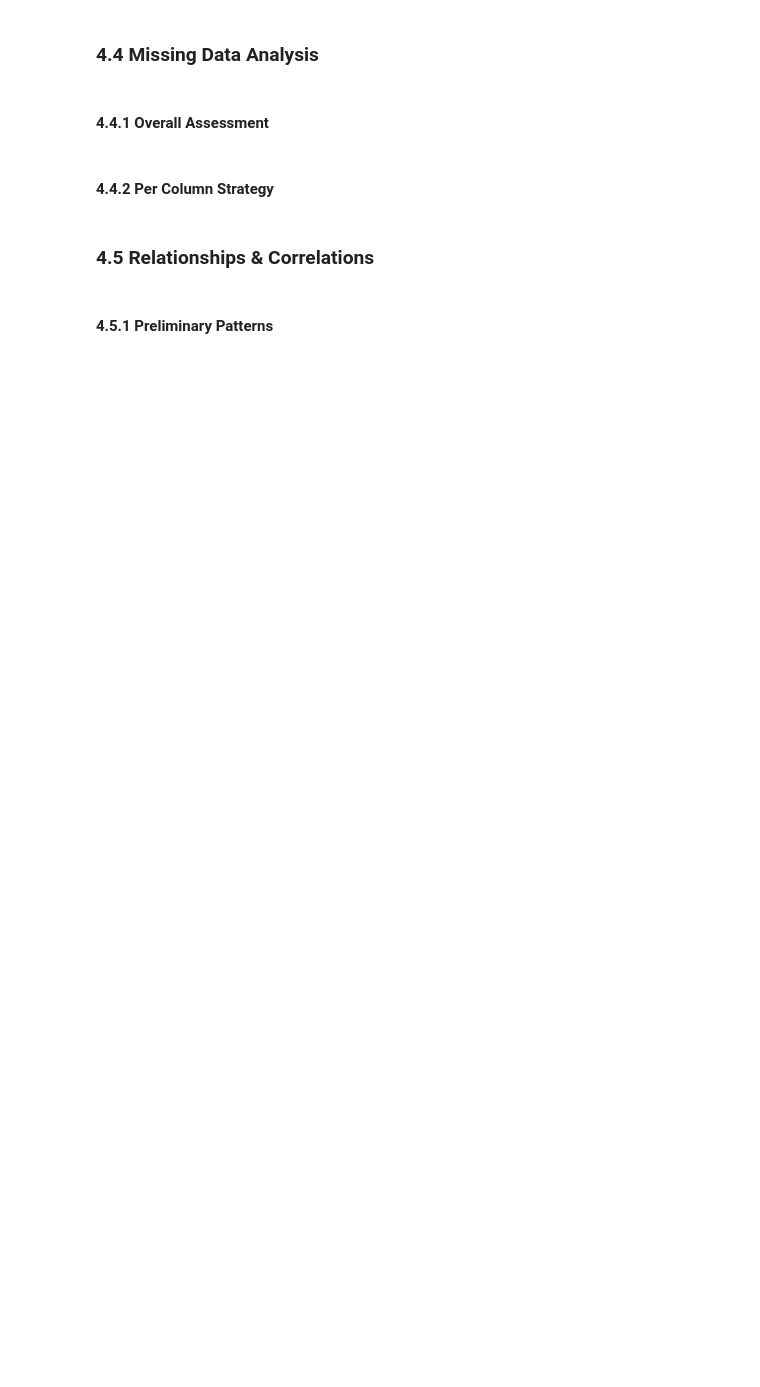
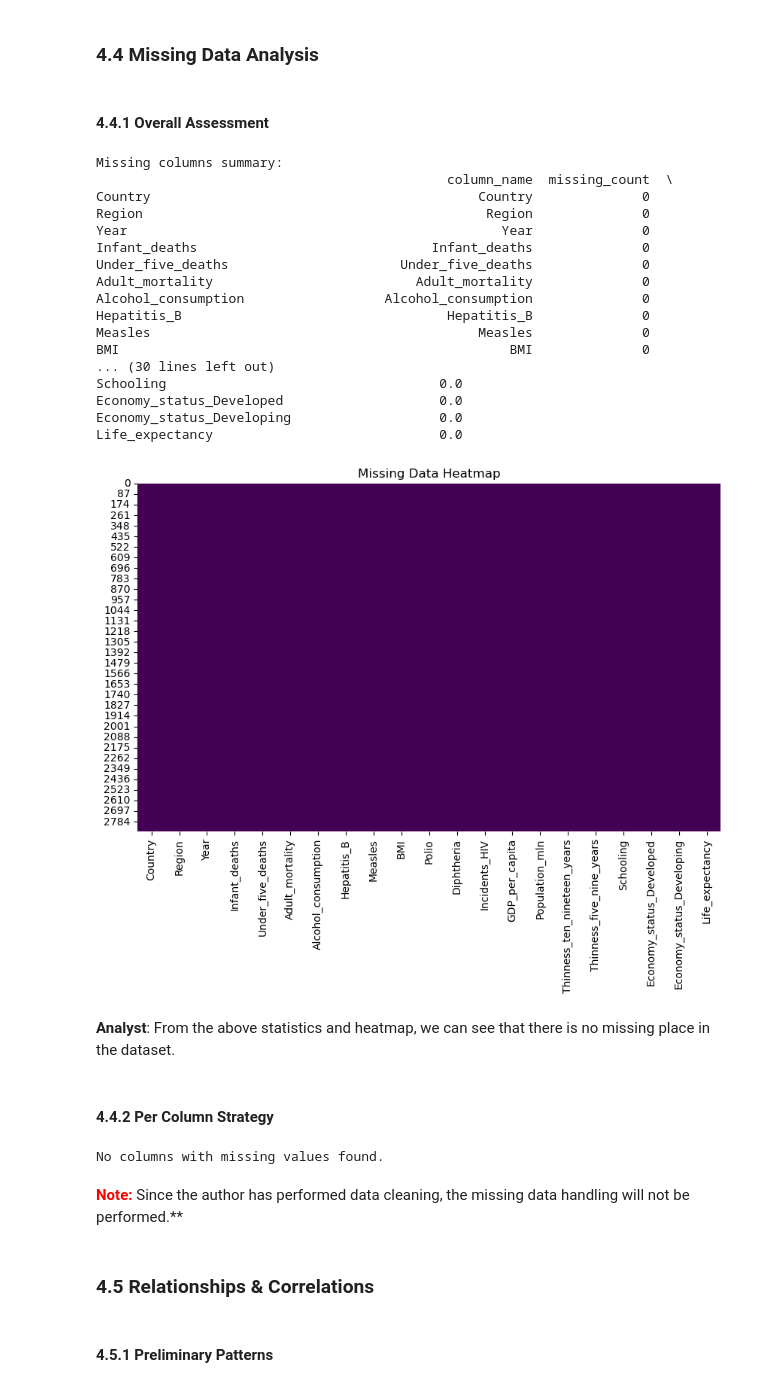
Before and after one commit to Shinoaki0145/Life_Expectancy_WHO, a Jupyter notebook: src/main.ipynb, the cells around one changed output. Cells and saved outputs as stored; diff of their text form; code cells hidden in the pictures; blank space fills up the shorter version.

```diff
--- a/src/main.ipynb
+++ b/src/main.ipynb
@@ -246,19 +1661,57 @@ print("Dataset loaded successfully")
 <a id="c441"></a>
 #### 4.4.1 Overall Assessment
 # %%
-# TODO: Overall missing data assessment
-# - Create missing values summary (column name, count, percentage)
-# - Visualize missing data patterns (heatmap or bar chart)
-# - Determine if missing values are random or patterned
-# - Check if certain rows or groups have more missing values
+missing_summary = pd.DataFrame({
+    'column_name': df.columns,
+    'missing_count': df.isnull().sum(),
+    'missing_percentage': df.isnull().mean() * 100
+})
+
+print('Missing columns summary:')
+print(missing_summary)
+
+plt.figure(figsize=(10, 6))
+sns.heatmap(df.isnull(), cbar=False, cmap='viridis')
+plt.title('Missing Data Heatmap')
+plt.show()
+# %% [output]
+Missing columns summary:
+                                             column_name  missing_count  \
+Country                                          Country              0
+Region                                            Region              0
+Year                                                Year              0
+Infant_deaths                              Infant_deaths              0
+Under_five_deaths                      Under_five_deaths              0
+Adult_mortality                          Adult_mortality              0
+Alcohol_consumption                  Alcohol_consumption              0
+Hepatitis_B                                  Hepatitis_B              0
+Measles                                          Measles              0
+BMI                                                  BMI              0
+... (30 lines left out)
+Schooling                                   0.0
+Economy_status_Developed                    0.0
+Economy_status_Developing                   0.0
+Life_expectancy                             0.0
+[figure, added]
+# %% [markdown]
+**Analyst**: From the above statistics and heatmap, we can see that there is no missing place in the dataset.
 # %% [markdown]
 <a id="c442"></a>
 #### 4.4.2 Per Column Strategy
 # %%
-# TODO: For each column with missing values, determine:
-# - Why might values be missing? (random, not applicable, data collection issue)
-# - Handling plan (remove, impute, keep as separate category)
-# - Justification for chosen strategy
+flag_missing = False
+for column in df.columns:
+    missing_count = df[column].isnull().sum()
+    if missing_count > 0:
+        print(f'Column "{column}" has {missing_count} missing values.')
+        flag_missing = True
+
+if not flag_missing:
+    print('No columns with missing values found.')
+# %% [output]
+No columns with missing values found.
+# %% [markdown]
+<span style="color:red">**Note:**</span> Since the author has performed data cleaning, the missing data handling will not be performed.**
 # %% [markdown]
 <a id="c45"></a>
 ### 4.5 Relationships & Correlations
```
Also changed, not shown: parts of 80 cells of this notebook.
